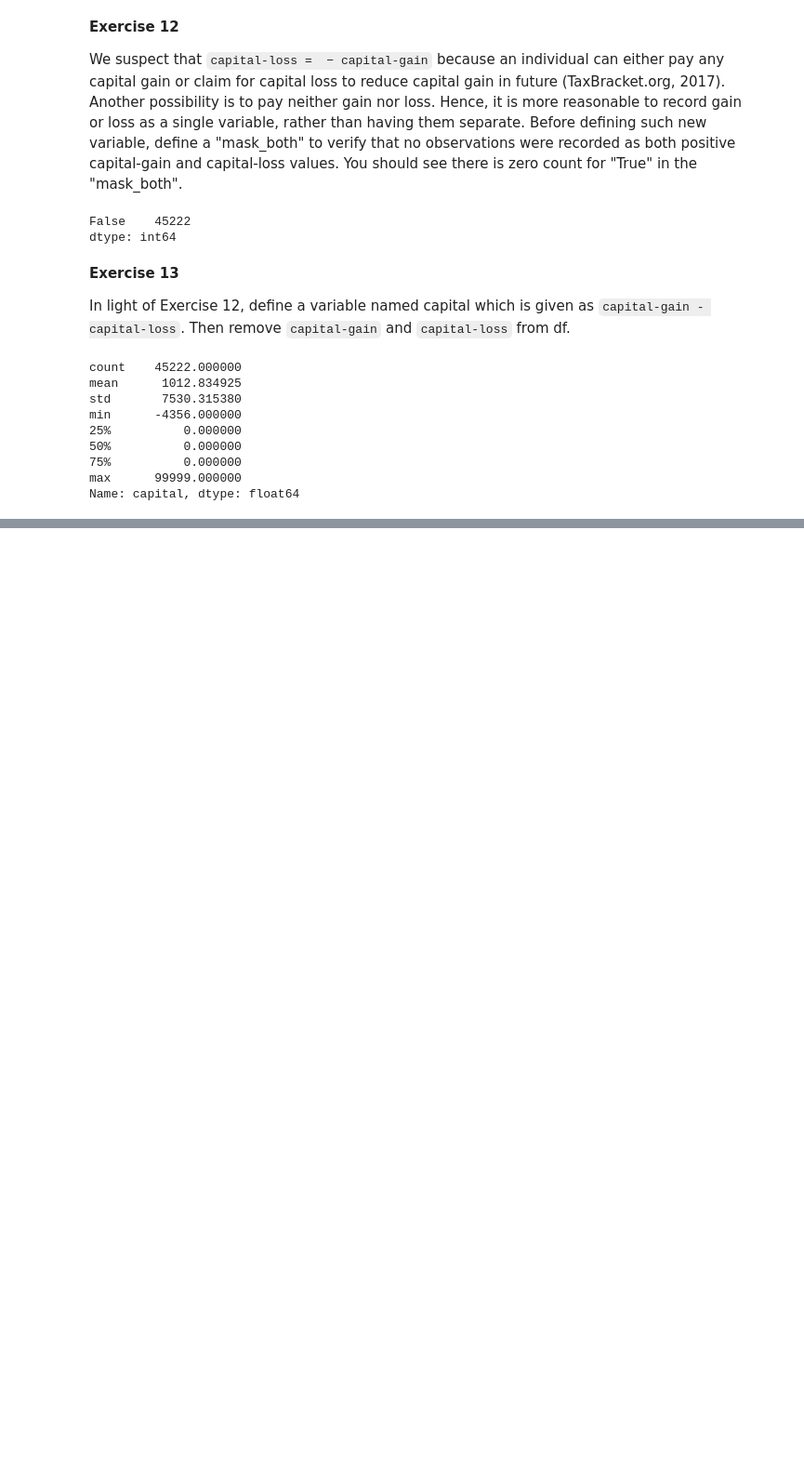
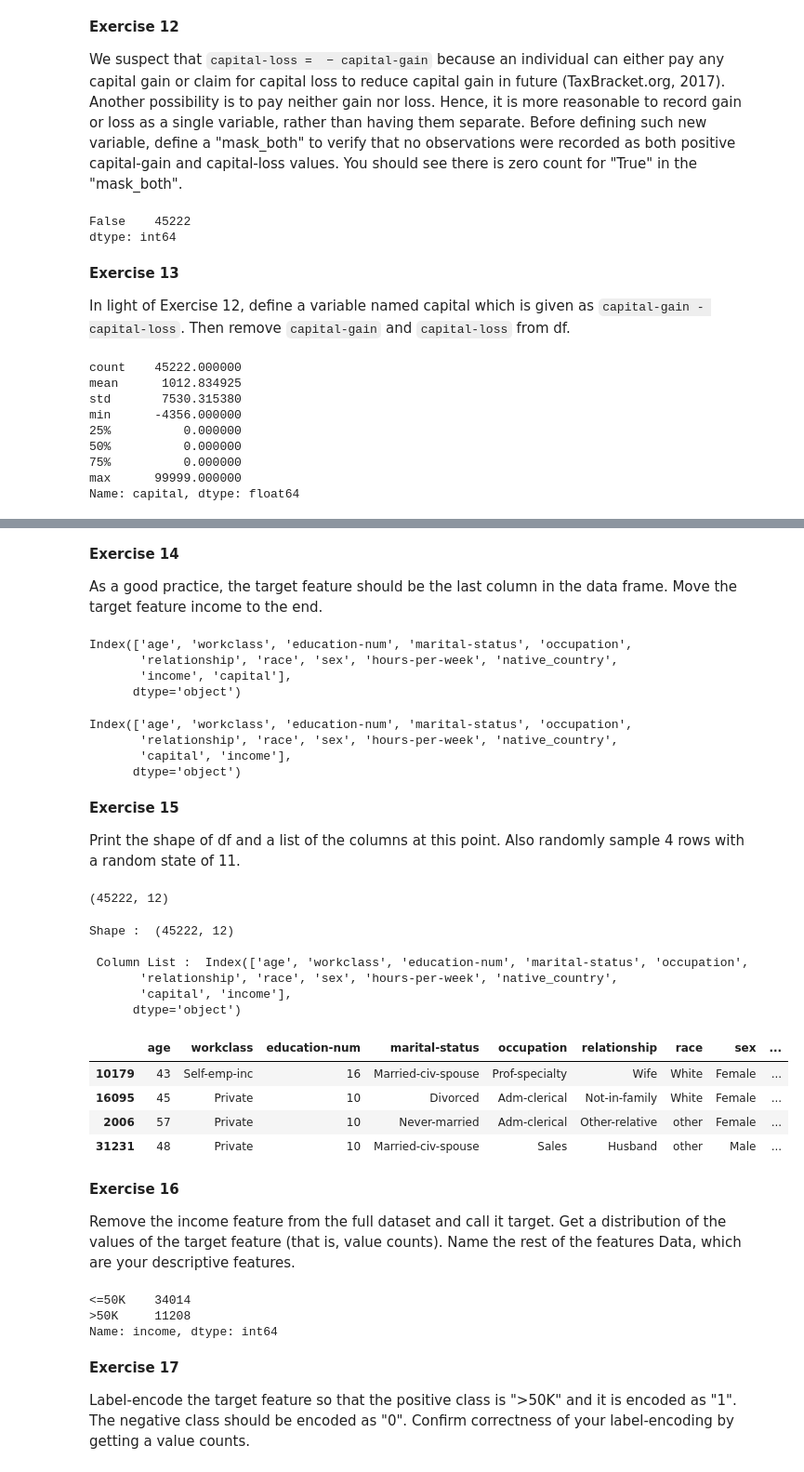
Before and after one commit to piyushthaware/Machine_Learning, a Jupyter notebook: ML_preprocessing.ipynb, the cells around one changed output, grey strips where cells are left out. Shown at 93% size. Drawn from its saved outputs; the diff is of its cells as text; code cells hidden in the pictures; blank space fills up the shorter version.

```diff
--- a/ML_preprocessing.ipynb
+++ b/ML_preprocessing.ipynb
@@ -359,0 +358,64 @@ df.head(0)
+# %% [markdown]
+**Exercise 14**
+
+As a good practice, the target feature should be the last column in the data frame. Move the target feature income to the end.
+# %%
+df.columns
+# %% [output]
+Index(['age', 'workclass', 'education-num', 'marital-status', 'occupation',
+       'relationship', 'race', 'sex', 'hours-per-week', 'native_country',
+       'income', 'capital'],
+      dtype='object')
+# %%
+cols = list(df.columns.values) #Make a list of all of the columns in the df
+cols.pop(cols.index('income')) #Remove target feature from list
+df = df[cols+['income']] #Create new dataframe with columns in the order you want
+
+df.columns
+# %% [output]
+Index(['age', 'workclass', 'education-num', 'marital-status', 'occupation',
+       'relationship', 'race', 'sex', 'hours-per-week', 'native_country',
+       'capital', 'income'],
+      dtype='object')
+# %% [markdown]
+**Exercise 15**
+
+Print the shape of df and a list of the columns at this point. Also randomly sample 4 rows with a random state of 11.
+# %%
+df.shape
+# %% [output]
+(45222, 12)
+# %%
+print('Shape : ',df.shape)
+print('\n','Column List : ', df.columns)
+df.sample(n=4, random_state=11)
+# %% [output]
+Shape :  (45222, 12)
+
+ Column List :  Index(['age', 'workclass', 'education-num', 'marital-status', 'occupation',
+       'relationship', 'race', 'sex', 'hours-per-week', 'native_country',
+       'capital', 'income'],
+      dtype='object')
+|  | age | workclass | education-num | marital-status | occupation | relationship | race | sex | ... |
+| 10179 | 43 | Self-emp-inc | 16 | Married-civ-spouse | Prof-specialty | Wife | White | Female | ... |
+| 16095 | 45 | Private | 10 | Divorced | Adm-clerical | Not-in-family | White | Female | ... |
+| 2006 | 57 | Private | 10 | Never-married | Adm-clerical | Other-relative | other | Female | ... |
+| 31231 | 48 | Private | 10 | Married-civ-spouse | Sales | Husband | other | Male | ... |
+# %% [markdown]
+**Exercise 16**
+
+Remove the income feature from the full dataset and call it target. Get a distribution of the values of the target feature (that is, value counts). Name the rest of the features Data, which are your descriptive features.
+# %%
+target = df['income']
+
+Data = df.drop(columns='income')
+
+print(target.value_counts())
+# %% [output]
+<=50K    34014
+>50K     11208
+Name: income, dtype: int64
+# %% [markdown]
+**Exercise 17**
+
+Label-encode the target feature so that the positive class is ">50K" and it is encoded as "1". The negative class should be encoded as "0". Confirm correctness of your label-encoding by getting a value counts.
```
Also changed, not shown: parts of 13 cells of this notebook.
